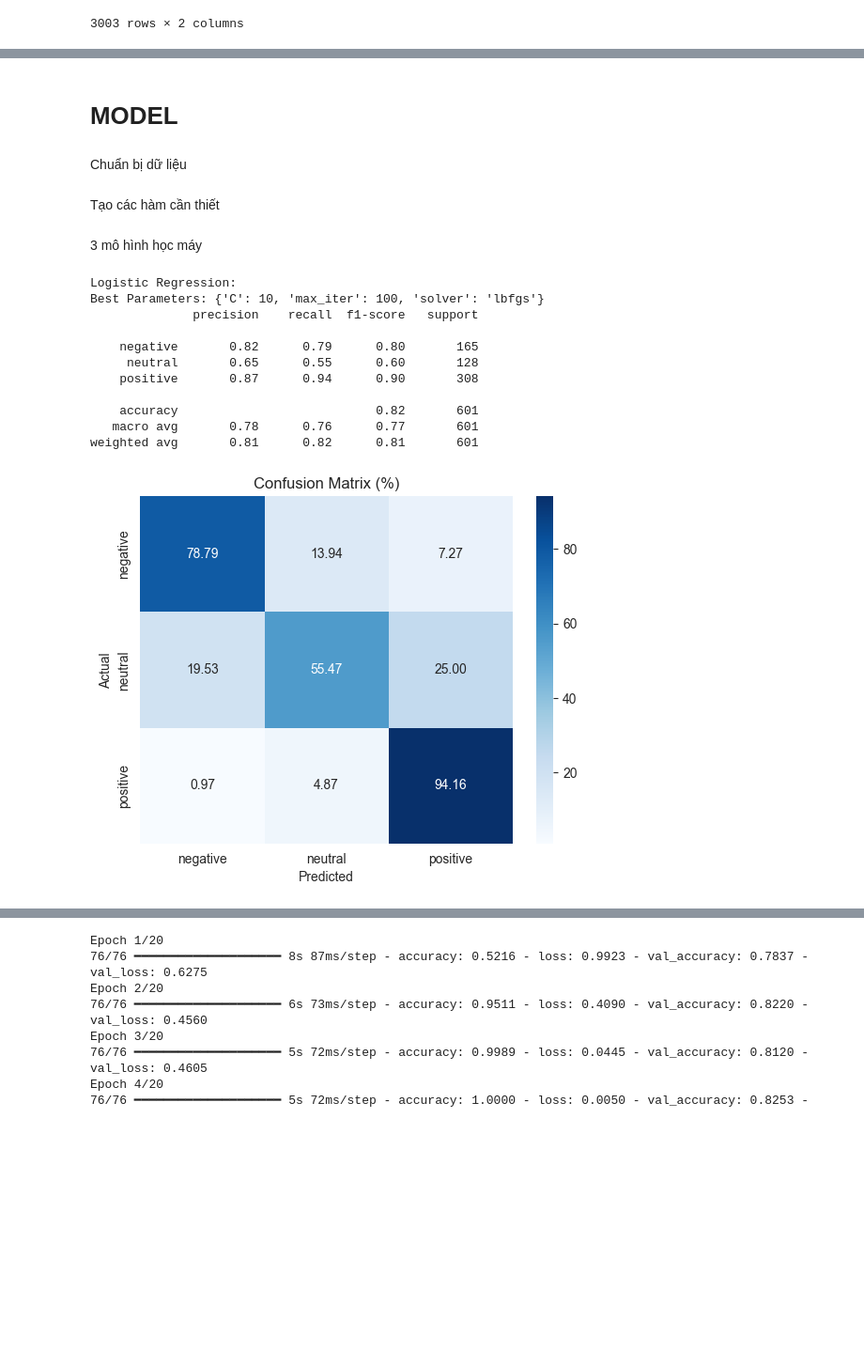
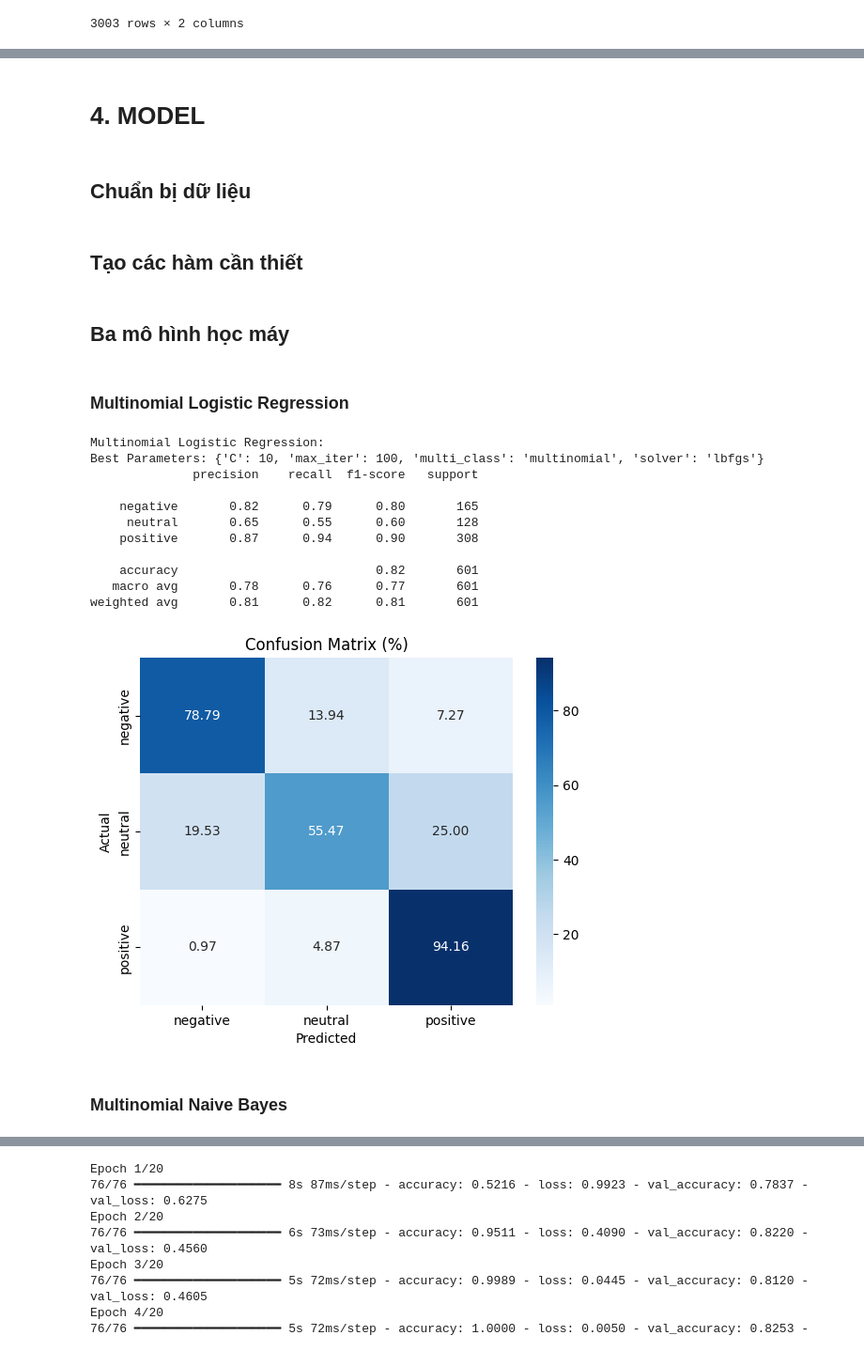
Before and after one commit to phiyenng/NLP-HotelReviewsSentimentAnalysis, a Jupyter notebook: Source Code/NLP_NHÓM-4_NEW (1).ipynb, the cells around one changed output, grey strips where cells are left out. Shown at 94% size. Saved outputs shown, nothing was run; the diff lists cells and outputs as text; code cells hidden in the pictures; blank space fills up the shorter version.

```diff
--- a/Source Code/NLP_NHÓM-4_NEW (1).ipynb
+++ b/Source Code/NLP_NHÓM-4_NEW (1).ipynb
@@ -26,4 +26,7 @@ from wordcloud import WordCloud
 # Thư viện TensorFlow/Keras
 from tensorflow.keras.models import Sequential
 from tensorflow.keras.layers import Dense, Input
+# %%
+# Đường dẫn folder
+folder_path = 'C:\\Users\\PC\\Documents\\GitHub\\NLP-HotelReviewsSentimentAnalysis\\Dataset\\'
 # %% [markdown]
@@ -31,6 +34,6 @@ from tensorflow.keras.layers import Dense, Input
 # %%
 # Đọc dữ liệu và kiểm tra thuộc tính
-eda_data = pd.read_csv('Reviews.csv')
+eda_data = pd.read_csv(folder_path + 'Reviews.csv')
 
 # In dữ liệu ban đầu
 eda_data
@@ -141,7 +171,7 @@ def clean_text(text):
 
     return text
 # %%
-def filter_words(text, word_list_file='TuDon.txt'):
+def filter_words(text, word_list_file = folder_path + 'TuDon.txt'):
     """
     Lọc các từ trong văn bản, chỉ giữ lại những từ có trong danh sách cho phép.
 
@@ -160,7 +190,7 @@ def filter_words(text, word_list_file='TuDon.txt'):
 
     return ' '.join(filtered_tokens)
 # %%
-def process_text(text, stopword_file='vietnamese-stopwords.txt'):
+def process_text(text, stopword_file = folder_path + 'vietnamese-stopwords.txt'):
     """
     Tokenize văn bản và loại bỏ các từ dừng (stopwords) từ văn bản.
 
@@ -295,7 +336,7 @@ plt.show()
 # %% [markdown]
-# MODEL
+# **4. MODEL**
 # %% [markdown]
-Chuẩn bị dữ liệu
+## **Chuẩn bị dữ liệu**
 # %%
 model_data = eda_data.copy()
 # %%
@@ -318,7 +359,7 @@ label_encoder = LabelEncoder()
 y_train_encoded = label_encoder.fit_transform(y_train)
 y_test_encoded = label_encoder.transform(y_test)
 # %% [markdown]
-Tạo các hàm cần thiết
+## **Tạo các hàm cần thiết**
 # %%
 def plot_confusion_matrix(y_true, y_pred, labels=None, label_encoder=None, title='Confusion Matrix (%)'):
     """
@@ -375,25 +416,31 @@ def train_and_evaluate_model(model, param_grid, X_train, y_train, X_test, y_test
 
     return best_model
 # %% [markdown]
-3 mô hình học máy
+## **Ba mô hình học máy**
+# %% [markdown]
+### **Multinomial Logistic Regression**
 # %%
-# Logistic Regression
-print("Logistic Regression:")
-logistic_params = {'C': [0.1, 1, 10], 'solver': ['lbfgs', 'liblinear'], 'max_iter': [100, 200]}
-best_logistic = train_and_evaluate_model(LogisticRegression(), logistic_params, X_train_tfidf, y_train, X_test_tfidf, y_test)
+print("Multinomial Logistic Regression:")
+
+# Các tham số riêng biệt
+logistic_params = [{'C': [0.1, 1, 10], 'solver': ['lbfgs'], 'multi_class': ['multinomial'], 'max_iter': [100, 200]}]
+
+best_multi_logistic = train_and_evaluate_model(LogisticRegression(), logistic_params, X_train_tfidf, y_train, X_test_tfidf, y_test)
 # %% [output]
-Logistic Regression:
-Best Parameters: {'C': 10, 'max_iter': 100, 'solver': 'lbfgs'}
+Multinomial Logistic Regression:
+Best Parameters: {'C': 10, 'max_iter': 100, 'multi_class': 'multinomial', 'solver': 'lbfgs'}
               precision    recall  f1-score   support
 
     negative       0.82      0.79      0.80       165
      neutral       0.65      0.55      0.60       128
     positive       0.87      0.94      0.90       308
 
     accuracy                           0.82       601
    macro avg       0.78      0.76      0.77       601
 weighted avg       0.81      0.82      0.81       601
-[figure, old version]
+[figure, new version]
+# %% [markdown]
+### **Multinomial Naive Bayes**
 # %%
 # Multinomial Naive Bayes
 print("Multinomial Naive Bayes:")
```
Also changed, not shown: parts of 21 cells of this notebook, 1 other file.
